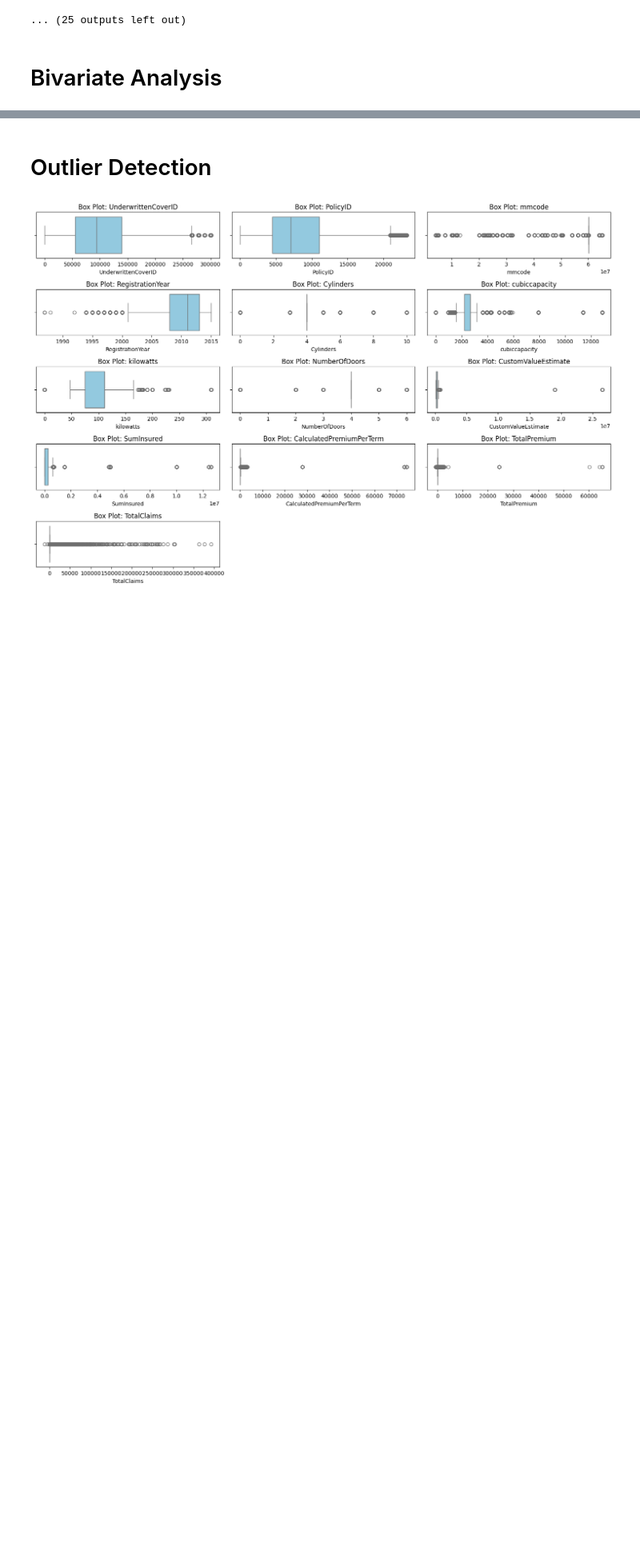
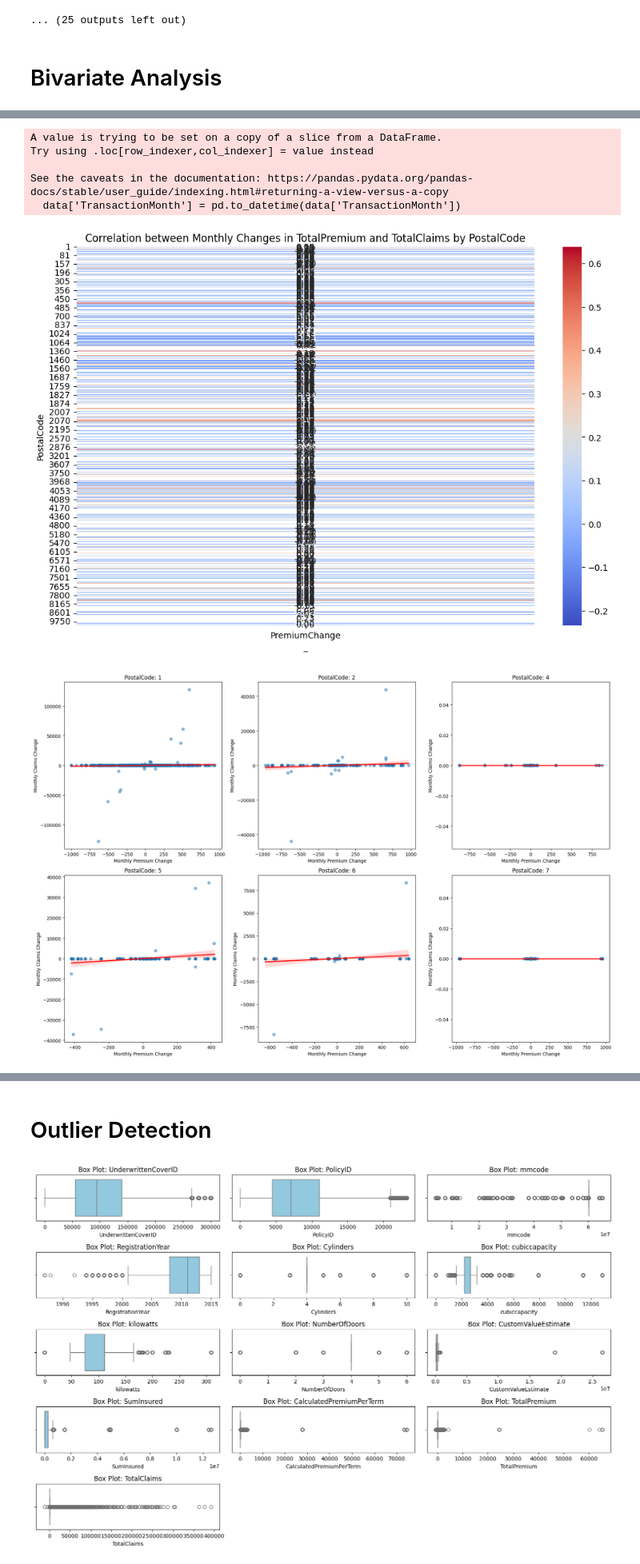
Before and after one commit to habrev/AlphaCare-insurance-solutions-, a Jupyter notebook: notebooks/EDA_analysis.ipynb, the cells around one changed output, grey strips where cells are left out. Shown at 80% size. Drawn from its saved outputs; the diff is of its cells as text; code cells hidden in the pictures; blank space fills up the shorter version.

```diff
--- a/notebooks/EDA_analysis.ipynb
+++ b/notebooks/EDA_analysis.ipynb
@@ -281,0 +138,54 @@ KeyError: "Column(s) ['AutoMake', 'InsuranceCoverType'] do not exist"
+# %%
+import pandas as pd
+import numpy as np
+import seaborn as sns
+import matplotlib.pyplot as plt
+
+
+df = pd.read_csv('../assets/data/MachineLearningRating_v3.txt', delimiter='|')
+# Filter relevant columns
+data = df[['TransactionMonth', 'PostalCode', 'TotalPremium', 'TotalClaims']]
+
+# Convert TransactionMonth to datetime and sort values
+data['TransactionMonth'] = pd.to_datetime(data['TransactionMonth'])
+data = data.sort_values(['PostalCode', 'TransactionMonth'])
+
+# Calculate monthly changes for each PostalCode
+data['PremiumChange'] = data.groupby('PostalCode')['TotalPremium'].diff()
+data['ClaimsChange'] = data.groupby('PostalCode')['TotalClaims'].diff()
+
+# Drop NaN values resulting from the diff operation
+data = data.dropna()
+
+# Correlation analysis
+correlations = data.groupby('PostalCode')[['PremiumChange', 'ClaimsChange']].corr().iloc[0::2, -1].reset_index()
+correlations.columns = ['PostalCode', '_', 'Correlation']
+correlation_matrix = correlations.pivot(index='PostalCode', columns='_', values='Correlation')
+
+# Plot heatmap for correlations
+plt.figure(figsize=(12, 8))
+sns.heatmap(correlation_matrix, annot=True, cmap='coolwarm', fmt=".2f")
+plt.title("Correlation between Monthly Changes in TotalPremium and TotalClaims by PostalCode")
+plt.show()
+
+# Scatter plots for a sample of PostalCodes
+postal_codes = data['PostalCode'].unique()[:6]  # Select first 6 postal codes for visualization
+plt.figure(figsize=(18, 12))
+for i, postal_code in enumerate(postal_codes):
+    subset = data[data['PostalCode'] == postal_code]
+    plt.subplot(2, 3, i + 1)
+    sns.regplot(x='PremiumChange', y='ClaimsChange', data=subset, line_kws={"color": "red"}, scatter_kws={"alpha": 0.5})
+    plt.title(f"PostalCode: {postal_code}")
+    plt.xlabel("Monthly Premium Change")
+    plt.ylabel("Monthly Claims Change")
+
+plt.tight_layout()
+plt.show()
+# %% [output]
+A value is trying to be set on a copy of a slice from a DataFrame.
+Try using .loc[row_indexer,col_indexer] = value instead
+
+See the caveats in the documentation: https://pandas.pydata.org/pandas-docs/stable/user_guide/indexing.html#returning-a-view-versus-a-copy
+  data['TransactionMonth'] = pd.to_datetime(data['TransactionMonth'])
+[figure, added]
+[figure, added]
```
Also changed, not shown: parts of 4 cells of this notebook, 1 other file.
